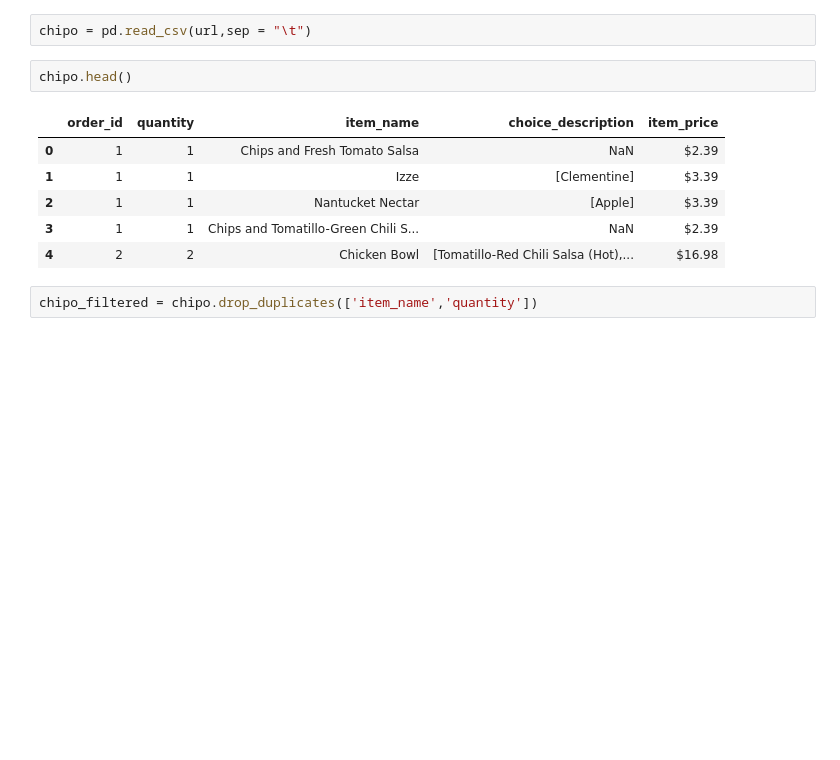
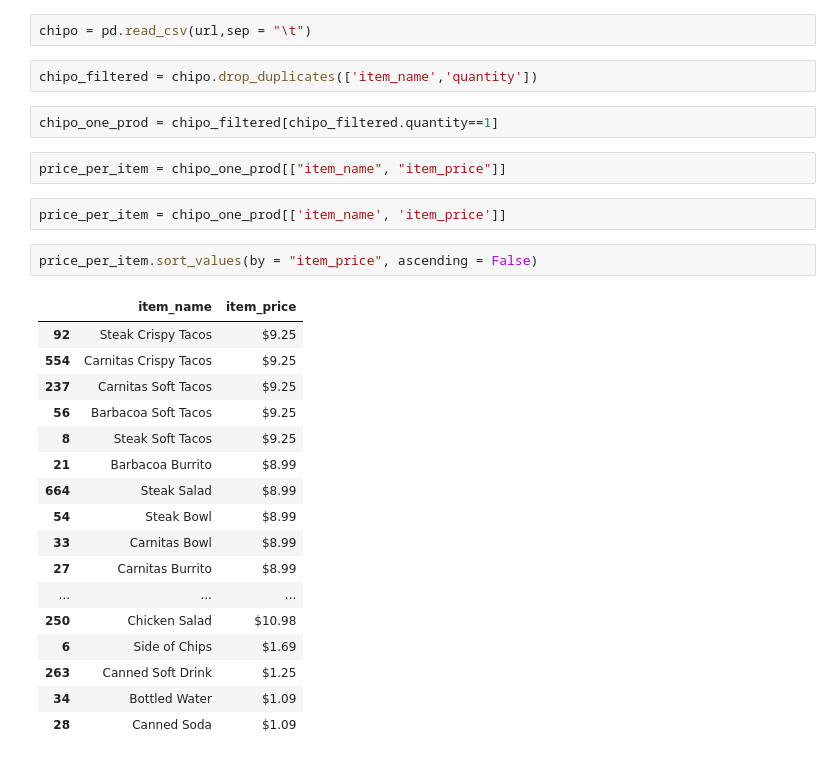
Before and after one commit to Yujiro-Saito/pandas_quiz, a Jupyter notebook: Filtering_&_Sorting.ipynb, the cells around one changed output. Saved outputs shown, nothing was run; the diff lists cells and outputs as text; blank space fills up the shorter version.

```diff
--- a/Filtering_&_Sorting.ipynb
+++ b/Filtering_&_Sorting.ipynb
@@ -4,14 +4,31 @@ import pandas as pd
 url = "https://raw.githubusercontent.com/justmarkham/DAT8/master/data/chipotle.tsv"
 # %%
 chipo = pd.read_csv(url,sep = "\t")
-# %%
-chipo.head()
-# %% [output]
-|  | order_id | quantity | item_name | choice_description | item_price |
-| 0 | 1 | 1 | Chips and Fresh Tomato Salsa | NaN | $2.39 |
-| 1 | 1 | 1 | Izze | [Clementine] | $3.39 |
-| 2 | 1 | 1 | Nantucket Nectar | [Apple] | $3.39 |
-| 3 | 1 | 1 | Chips and Tomatillo-Green Chili S... | NaN | $2.39 |
-| 4 | 2 | 2 | Chicken Bowl | [Tomatillo-Red Chili Salsa (Hot),... | $16.98 |
 # %%
 chipo_filtered = chipo.drop_duplicates(['item_name','quantity'])
+# %%
+chipo_one_prod = chipo_filtered[chipo_filtered.quantity==1]
+# %%
+price_per_item = chipo_one_prod[["item_name", "item_price"]]
+# %%
+price_per_item = chipo_one_prod[['item_name', 'item_price']]
+# %%
+price_per_item.sort_values(by = "item_price", ascending = False)
+# %% [output]
+|  | item_name | item_price |
+| 92 | Steak Crispy Tacos | $9.25 |
+| 554 | Carnitas Crispy Tacos | $9.25 |
+| 237 | Carnitas Soft Tacos | $9.25 |
+| 56 | Barbacoa Soft Tacos | $9.25 |
+| 8 | Steak Soft Tacos | $9.25 |
+| 21 | Barbacoa Burrito | $8.99 |
+| 664 | Steak Salad | $8.99 |
+| 54 | Steak Bowl | $8.99 |
+| 33 | Carnitas Bowl | $8.99 |
+| 27 | Carnitas Burrito | $8.99 |
+| ... | ... | ... |
+| 250 | Chicken Salad | $10.98 |
+| 6 | Side of Chips | $1.69 |
+| 263 | Canned Soft Drink | $1.25 |
+| 34 | Bottled Water | $1.09 |
+| 28 | Canned Soda | $1.09 |
```
Also changed, not shown: parts of 1 cell of this notebook, 1 other file.
